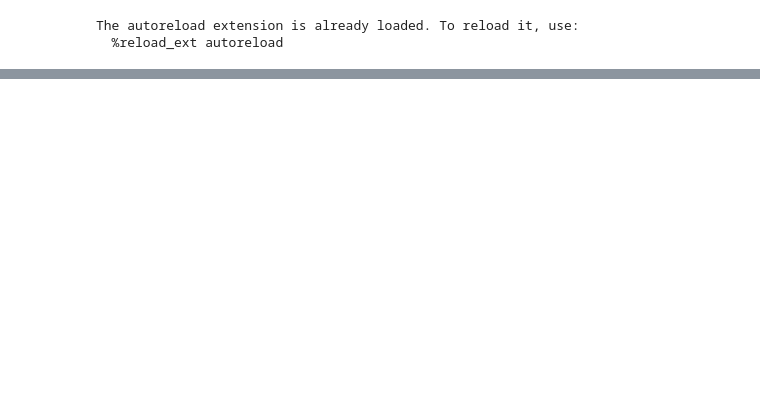
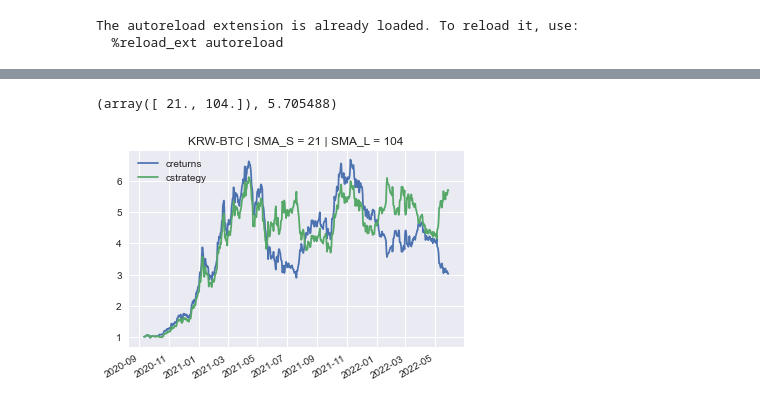
Before and after one commit to sajacaros/algo-trading, a Jupyter notebook: notebook/algo_trading_22_05_26.ipynb, the cells around one changed output, grey strips where cells are left out. Cells and saved outputs as stored; diff of their text form; code cells hidden in the pictures; blank space fills up the shorter version.

```diff
--- a/notebook/algo_trading_22_05_26.ipynb
+++ b/notebook/algo_trading_22_05_26.ipynb
@@ -628,0 +668,2 @@ tester.sma
+# %%
+tester.update_and_run((20, 100))
@@ -628,0 +678,2 @@ tester.sma
+# %%
+tester.update_and_run((25, 100))
@@ -628,0 +688,10 @@ tester.sma
+# %%
+tester.optimize_parameters((20, 50, 1), (100,150,1))
+# %% [output]
+(array([ 21., 104.]), 5.705488)
+# %%
+tester.set_parameters(21,104)
+# %%
+tester.plot_returns()
+# %% [output]
+[figure, added]
```
Also changed, not shown: parts of 52 cells of this notebook, 2 other files.
